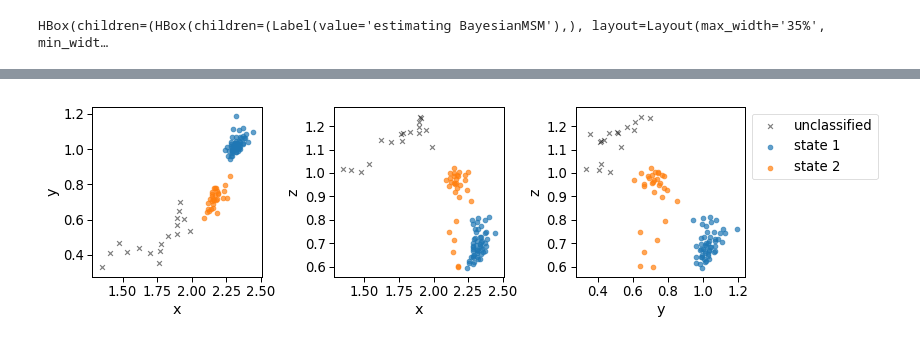
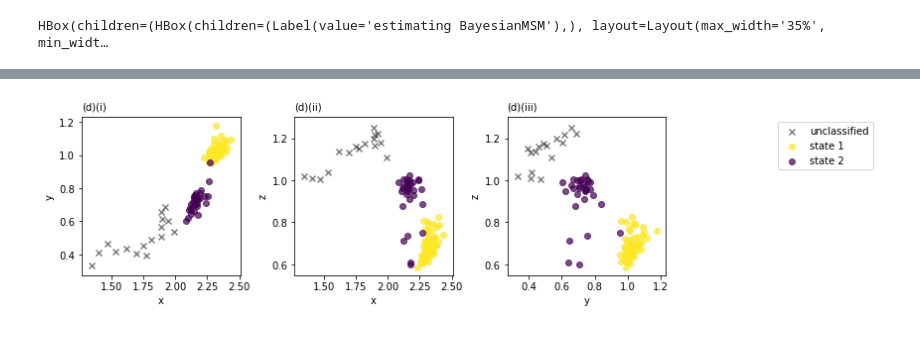
Before and after one commit to RobertArbon/water_diffusion, a Jupyter notebook: classification_explanation.ipynb, the cells around one changed output, grey strips where cells are left out. Cells and saved outputs as stored; diff of their text form; code cells hidden in the pictures.

```diff
--- a/classification_explanation.ipynb
+++ b/classification_explanation.ipynb
@@ -145 +152,3 @@ titles = [r'HMM($\tau$=10ps)', r'VAMP($\tau$=10ps)']
+# %%
+label_coord = (0.0, 1.05)
 # %%
@@ -189,31 +189,51 @@ with sns.plotting_context('paper', font_scale=1.5):
 # %%
 
-combs = list(combinations(range(3), 2))
-ccs = dtrajs_obj.clustercenters
+def plot_projections(axes, mm, dtraj_obj):
+    combs = list(combinations(range(3), 2))
+    ccs = dtraj_obj.clustercenters
 
-with sns.plotting_context('paper', font_scale=1.5):
     ncols= len(combs)
-    fig, axes = plt.subplots(nrows=1, ncols=ncols, figsize=(6*(ncols-1),4))
-    obs = hmm10.observable_set
+    labels=['i', 'ii', 'iii']
+#     fig, axes = plt.subplots(nrows=1, ncols=ncols, figsize=(6*(ncols-1),4))
+    obs = mm.observable_set
     non_obs = np.array([x for x in range(ccs.shape[0]) if not x in obs])
 
-    mas = hmm10.metastable_assignments
+    N = mm.nstates
+    cmap = matplotlib.cm.get_cmap('viridis_r',N)
+    cols = [cmap(n) for n in range(mm.nstates)]
+
+    mas = mm.metastable_assignments
     n_states = np.max(mas)+1
+#     print(non_obs)
     for j in range(len(combs)):
-        axes[j].scatter(x = ccs[non_obs, combs[j][0]], y = ccs[non_obs, combs[j][1]],
-                          c='k',marker='x', alpha=0.5, label='unclassified')
+        if len(non_obs) > 0:
+            axes[j].scatter(x = ccs[non_obs, combs[j][0]], y = ccs[non_obs, combs[j][1]],
+                              c='k',marker='x', alpha=0.5, label='unclassified')
         for i in range(n_states):
             obs_idx = obs[np.where(mas==i)[0]]
             axes[j].scatter(x = ccs[obs_idx, combs[j][0]], y = ccs[obs_idx, combs[j][1]],
-                          alpha=0.7, label='state {}'.format(i+1))
+                          alpha=0.7,color=cols[i], label='state {}'.format(i+1))
 
         axes[j].set_ylabel(axis[combs[j][1]])
         axes[j].set_xlabel(axis[combs[j][0]])
         ratio = 1
         axes[j].set_aspect(1.0/axes[j].get_data_ratio()*ratio)
+        axes[j].annotate(s='(d)({})'.format(labels[j]), xy=label_coord, xycoords='axes fraction')
 
-    axes[-1].legend(bbox_to_anchor=(1,1), loc='upper left')
-    plt.tight_layout()
-    plt.savefig('images/hmm-classification-slice-{}.png'.format(idx), bbox_inches='tight', dpi=450)
+    ylim = axes[0].get_ylim()
+    xlim = axes[0].get_xlim()
+    axes[-1].set_ylim(ylim)
+    axes[-1].set_xlim(xlim)
+    axes[-1].set_aspect(axes[0].get_aspect())
+    handles, labels = axes[0].get_legend_handles_labels()
+    axes[-1].legend(handles, labels, bbox_to_anchor=(1,1), loc='upper right')
+    _ = [v.set_visible(False) for k, v in axes[-1].spines.items()]
+    axes[-1].tick_params(bottom=False, left=False, labelbottom=False, labelleft=False)
+#     axes[-1].legend(bbox_to_anchor=(1,1), loc='upper left')
+#     plt.tight_layout()
+#     plt.savefig('images/hmm-classification-slice-{}.png'.format(idx), bbox_inches='tight', dpi=450)
+fig, axes = plt.subplots(1,4, figsize=(12,4))
+plot_projections(axes, hmm10, dtrajs_obj )
+plt.tight_layout()
 # %% [output]
-[figure, old version]
+[figure, new version]
```
Also changed, not shown: parts of 15 cells of this notebook, 3 other files.
